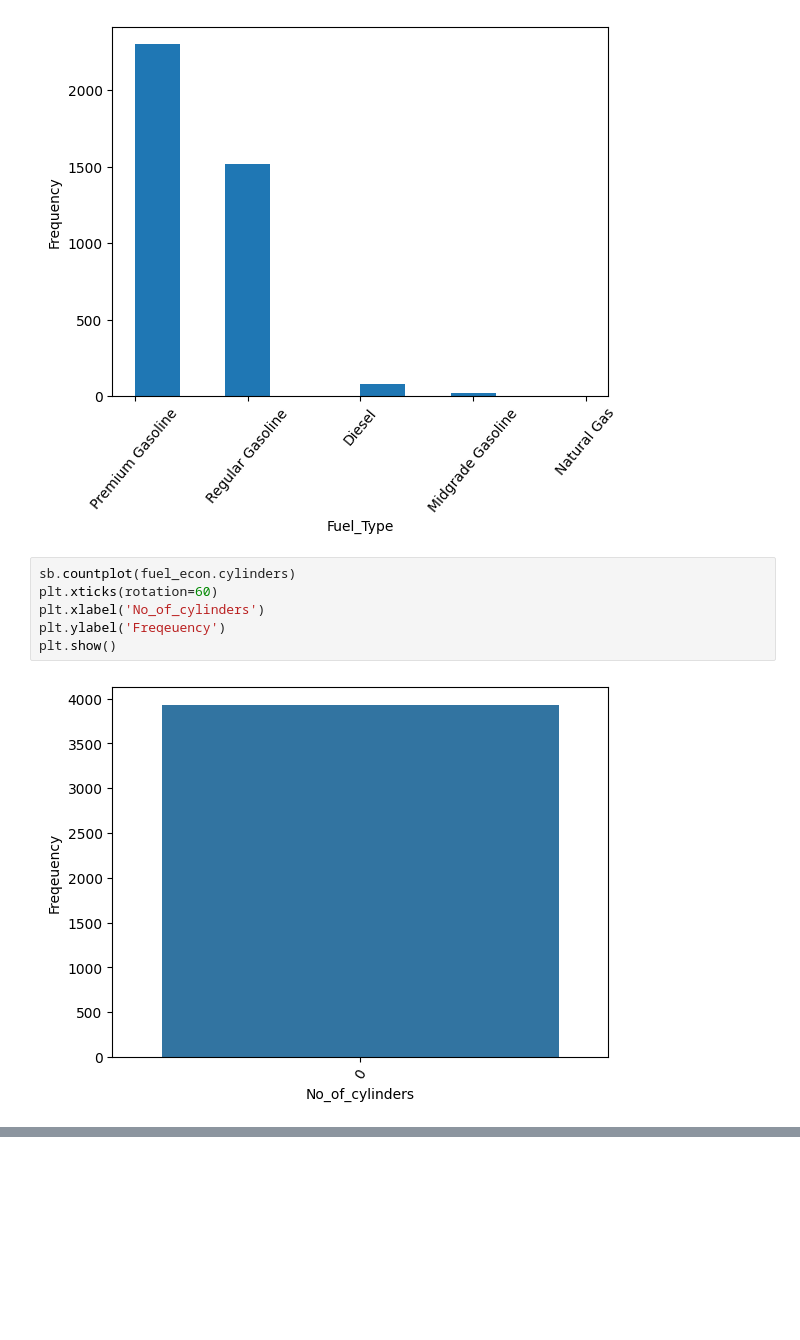
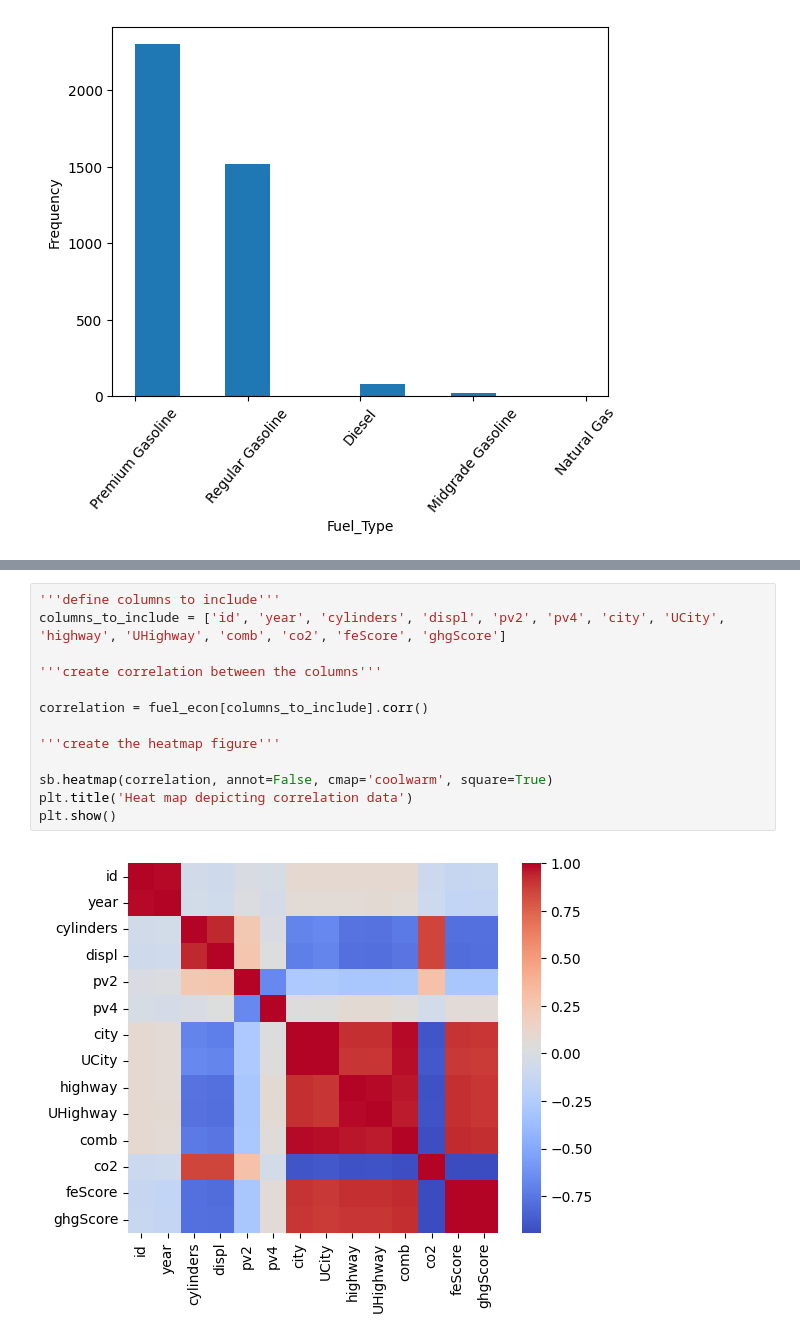
Before and after one commit to GichuriNdungu/Transport_Data_Analysis, a Jupyter notebook: Plotting Assignment.ipynb, the cells around one changed output, grey strips where cells are left out. Drawn from its saved outputs; the diff is of its cells as text; blank space fills up the shorter version.

```diff
--- a/Plotting Assignment.ipynb
+++ b/Plotting Assignment.ipynb
@@ -79,14 +81,6 @@ plt.ylabel('Frequency')
 # %% [output]
 Text(0, 0.5, 'Frequency')
 [figure]
-# %%
-sb.countplot(fuel_econ.cylinders)
-plt.xticks(rotation=60)
-plt.xlabel('No_of_cylinders')
-plt.ylabel('Freqeuency')
-plt.show()
-# %% [output]
-[figure, removed]
 # %% [markdown]
 **TO DO: Write Code that will give you the following plot as follows:**
 
@@ -95,3 +89,18 @@ Finally What Columns would you delete Drop if the target is the ghg score? Justi
 ---
 
 ![image.png](embedded-picture-1)
+# %%
+'''define columns to include'''
+columns_to_include = ['id', 'year', 'cylinders', 'displ', 'pv2', 'pv4', 'city', 'UCity', 'highway', 'UHighway', 'comb', 'co2', 'feScore', 'ghgScore']
+
+'''create correlation between the columns'''
+
+correlation = fuel_econ[columns_to_include].corr()
+
+'''create the heatmap figure'''
+
+sb.heatmap(correlation, annot=False, cmap='coolwarm', square=True)
+plt.title('Heat map depicting correlation data')
+plt.show()
+# %% [output]
+[figure, added]
```
Also changed, not shown: parts of 3 cells of this notebook.
